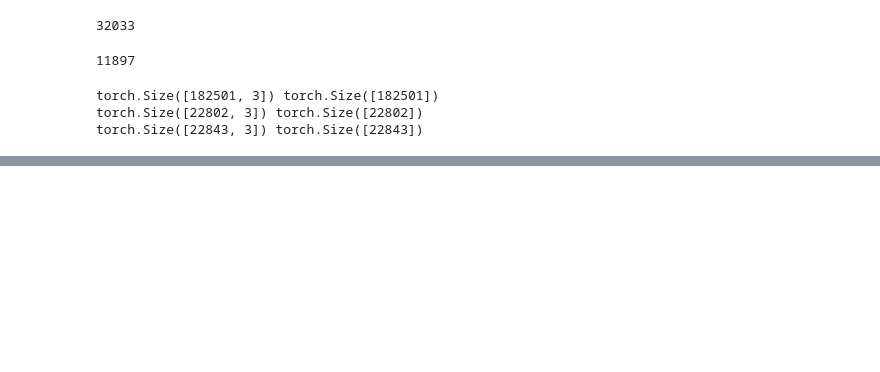
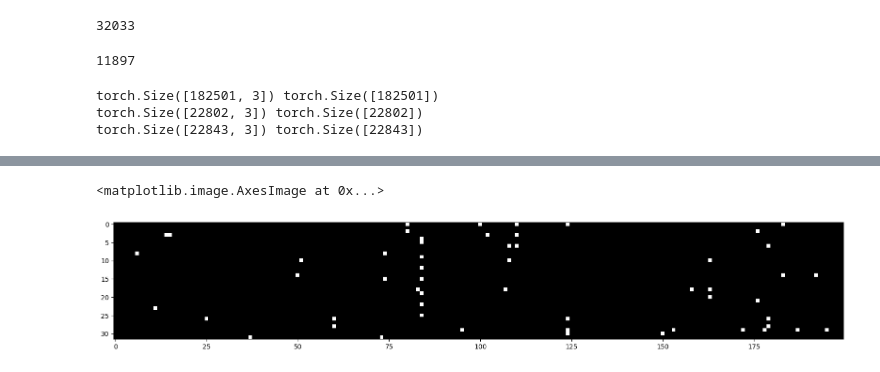
Before and after one commit to JagdeepSingh13/deep_learning_ng, a Jupyter notebook: andrej_k/makemore/makemore_mlp_2.ipynb, the cells around one changed output, grey strips where cells are left out. Cells and saved outputs as stored; diff of their text form; code cells hidden in the pictures; blank space fills up the shorter version.

```diff
--- a/andrej_k/makemore/makemore_mlp_2.ipynb
+++ b/andrej_k/makemore/makemore_mlp_2.ipynb
@@ -105,3 +175,11 @@ tensor(2.3813, grad_fn=<NllLossBackward0>)
+# %%
+plt.figure(figsize=(20,10))
+# white -> true
+# because at the head and tail of tanh the values do not change remain -1, 1
+plt.imshow(h.abs() > 0.99, cmap='gray', interpolation='nearest')
+# %% [output]
+<matplotlib.image.AxesImage at 0x...>
+[figure, added]
 # %%
 @torch.no_grad()          # disables gradient tracking
 def split_loss(split):
```
Also changed, not shown: parts of 11 cells of this notebook.
